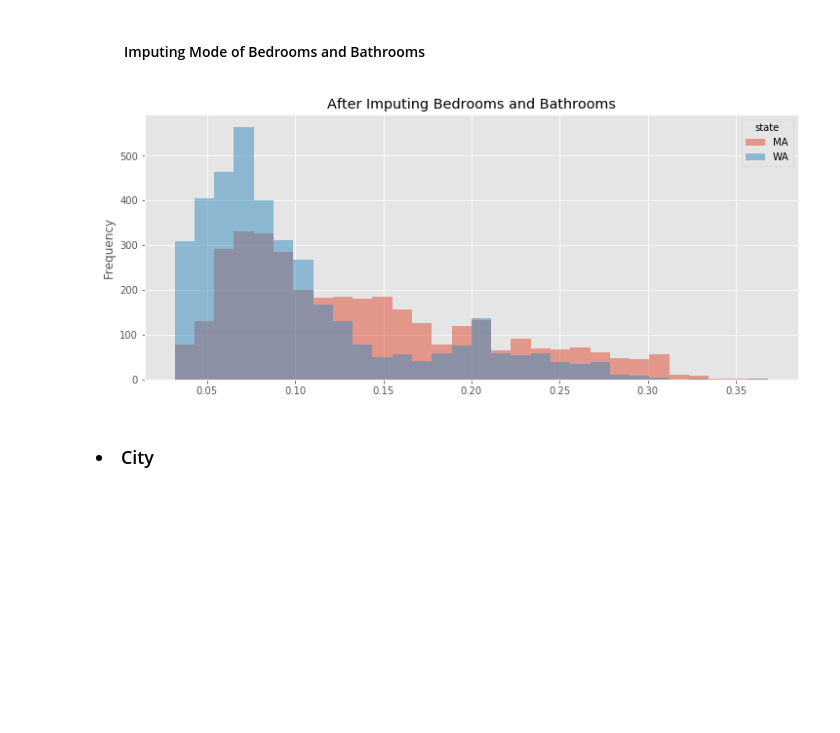
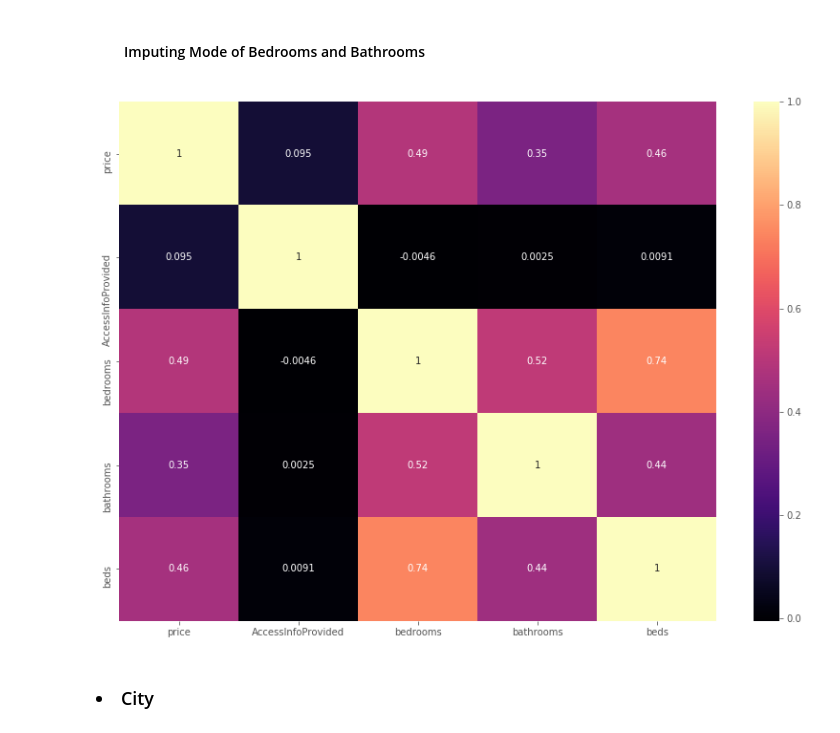
Before and after one commit to samlexrod/airbnb_ml, a Jupyter notebook: Airbnb_Analysis.ipynb, the cells around one changed output. Cells and saved outputs as stored; diff of their text form; code cells hidden in the pictures; blank space fills up the shorter version.

```diff
--- a/Airbnb_Analysis.ipynb
+++ b/Airbnb_Analysis.ipynb
@@ -848,10 +956,12 @@ listings_row_clean.loc[:, 'bedrooms'] = listings_row_clean.loc[:, 'bedrooms'].fi
 
 # imputing beds
 listings_row_clean.loc[:, 'beds'] = listings_row_clean.loc[:, 'beds'].fillna(1)
-# %%
-listing_dist(listings, 30, 'After Imputing Bedrooms and Bathrooms')
-# %% [output]
-[figure, removed]
+# %%
+house_related_columns = ['bedrooms', 'bathrooms', 'beds']
+correlation_columns = correlation_columns + house_related_columns
+correlation_status(correlation_columns)
+# %% [output]
+[figure, added]
 # %% [markdown]
 ### <li> City
 # %%
```
Also changed, not shown: parts of 46 cells of this notebook.
